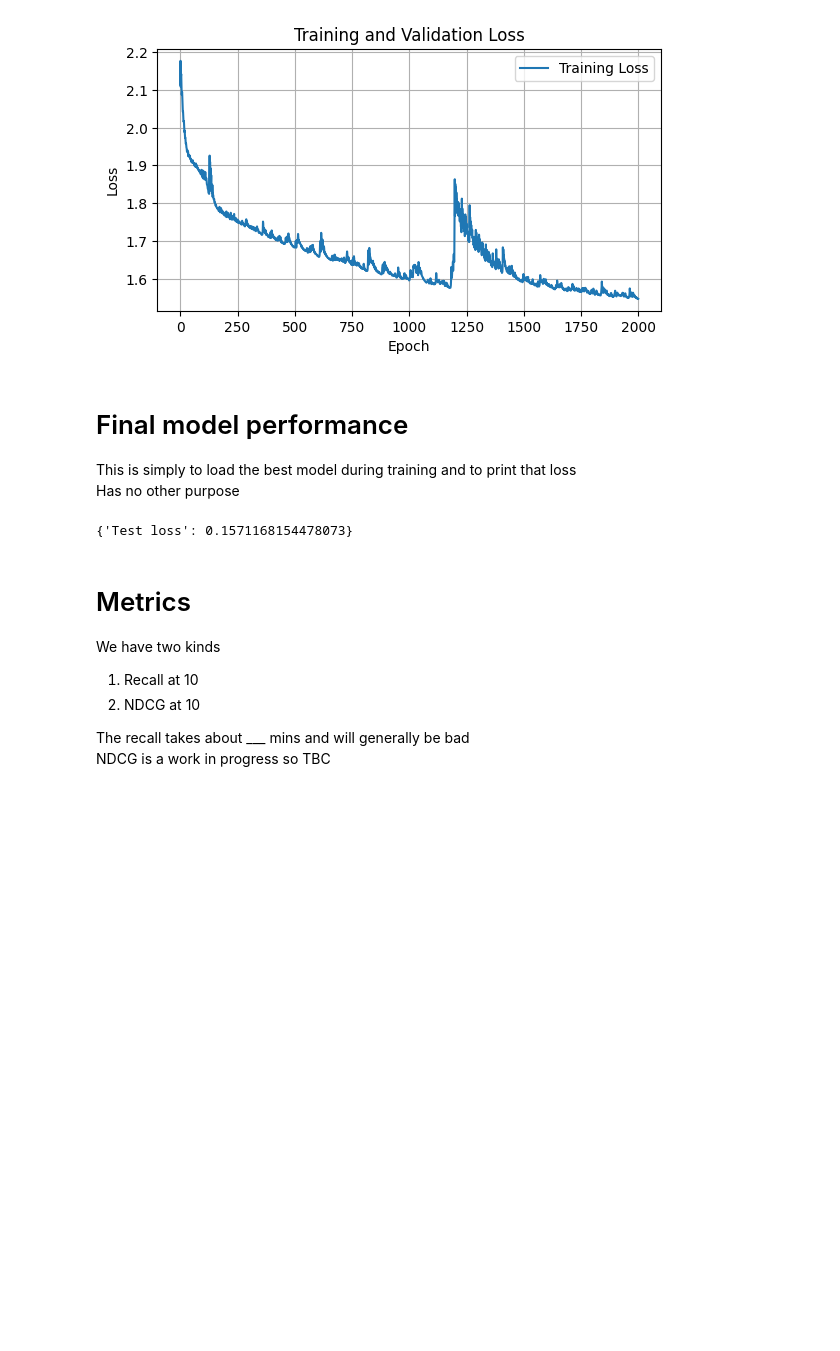
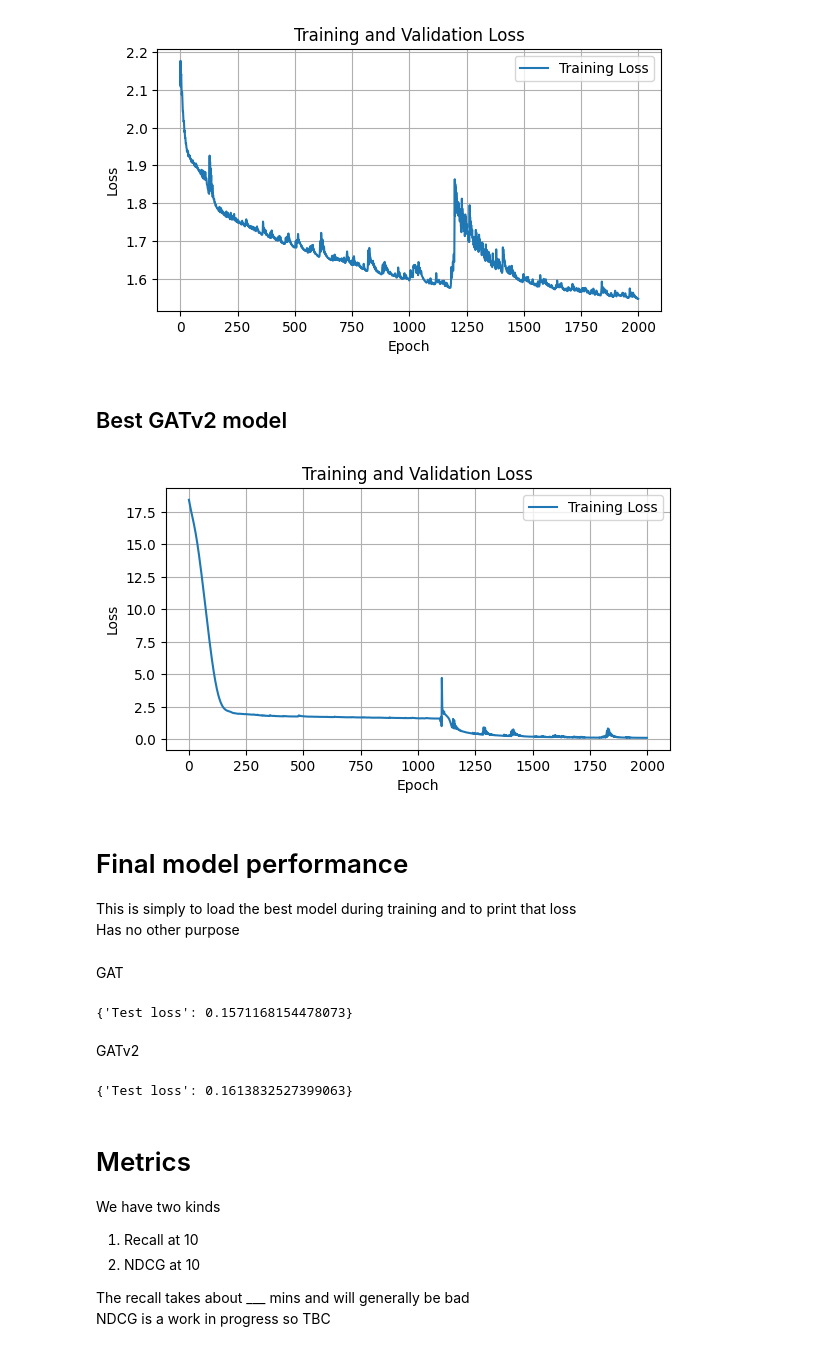
Before and after one commit to vjk9000/GNN_recommender_system, a Jupyter notebook: 00_08_GAT_train_test.ipynb, the cells around one changed output. Drawn from its saved outputs; the diff is of its cells as text; code cells hidden in the pictures; blank space fills up the shorter version.

Commit message:
updated GAT train test

```diff
--- a/00_08_GAT_train_test.ipynb
+++ b/00_08_GAT_train_test.ipynb
@@ -223,0 +230,3 @@ GAT_model(
+# %%
+model_GATv2 = GATv2_model(num_users, num_products, user_feature_dim, product_feature_dim,
+                  hidden_dim=128, dropout_prob=0.1, heads=2)
@@ -231,15 +272,31 @@ train_losses = train_model_without_test(model, train_edge_index, train_edge_weig
 plot_train_val_loss(train_losses)
 # %% [output]
 [figure]
+# %% [markdown]
+## Best GATv2 model
+# %%
+train_losses_GATv2 = train_model_without_test(model_GATv2, train_edge_index, train_edge_weights, user_nodes, product_nodes,lr=0.001, num_epochs = 2000)
+# %%
+plot_train_val_loss(train_losses_GATv2)
+# %% [output]
+[figure, added]
 # %% [markdown]
 # Final model performance
 
 This is simply to load the best model during training and to print that loss
 Has no other purpose
+# %% [markdown]
+GAT
 # %%
 final_evaluation(model, test_edge_index, test_edge_weights, user_nodes, product_nodes, device=device)
 # %% [output]
 {'Test loss': 0.1571168154478073}
+# %% [markdown]
+GATv2
+# %%
+final_evaluation(model_GATv2, test_edge_index, test_edge_weights, user_nodes, product_nodes, device=device)
+# %% [output]
+{'Test loss': 0.1613832527399063}
 # %% [markdown]
 # Metrics
 
```
Also changed, not shown: parts of 13 cells of this notebook.
